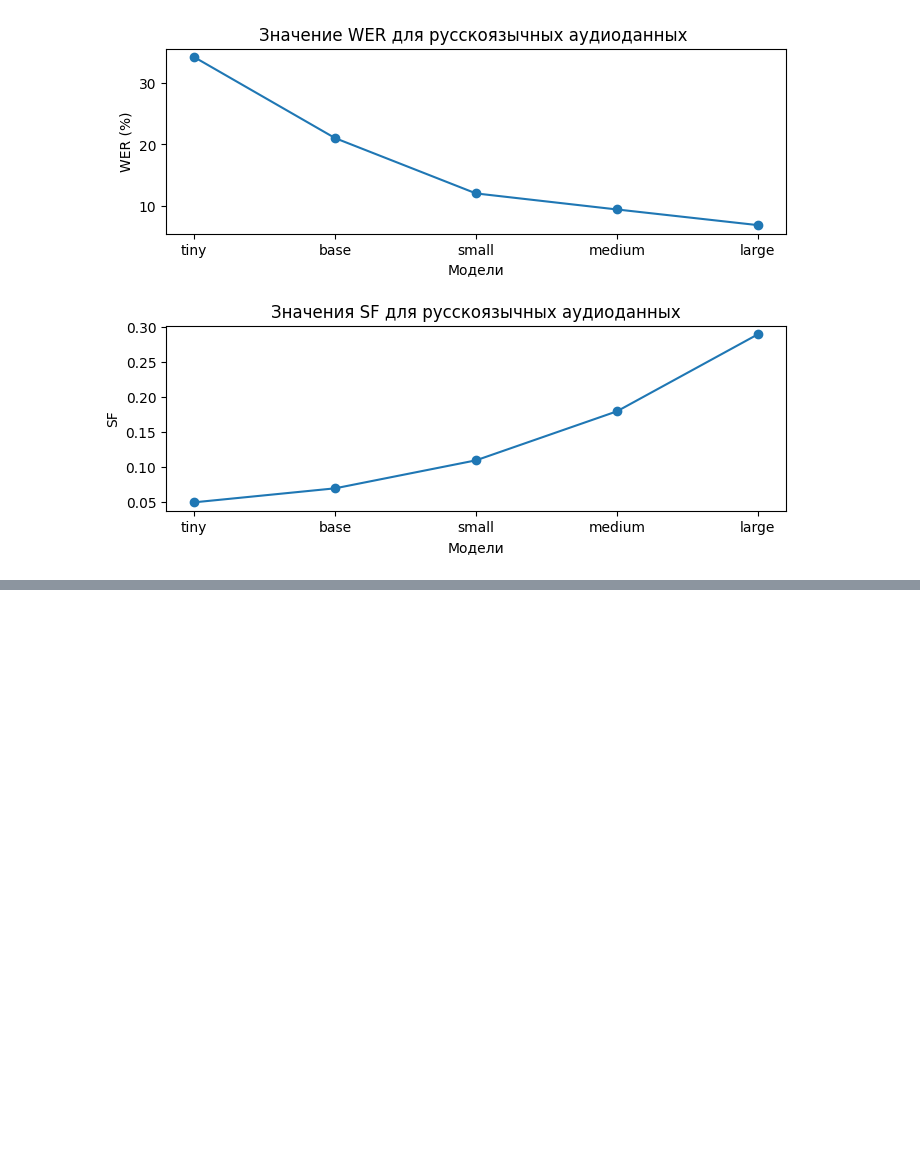
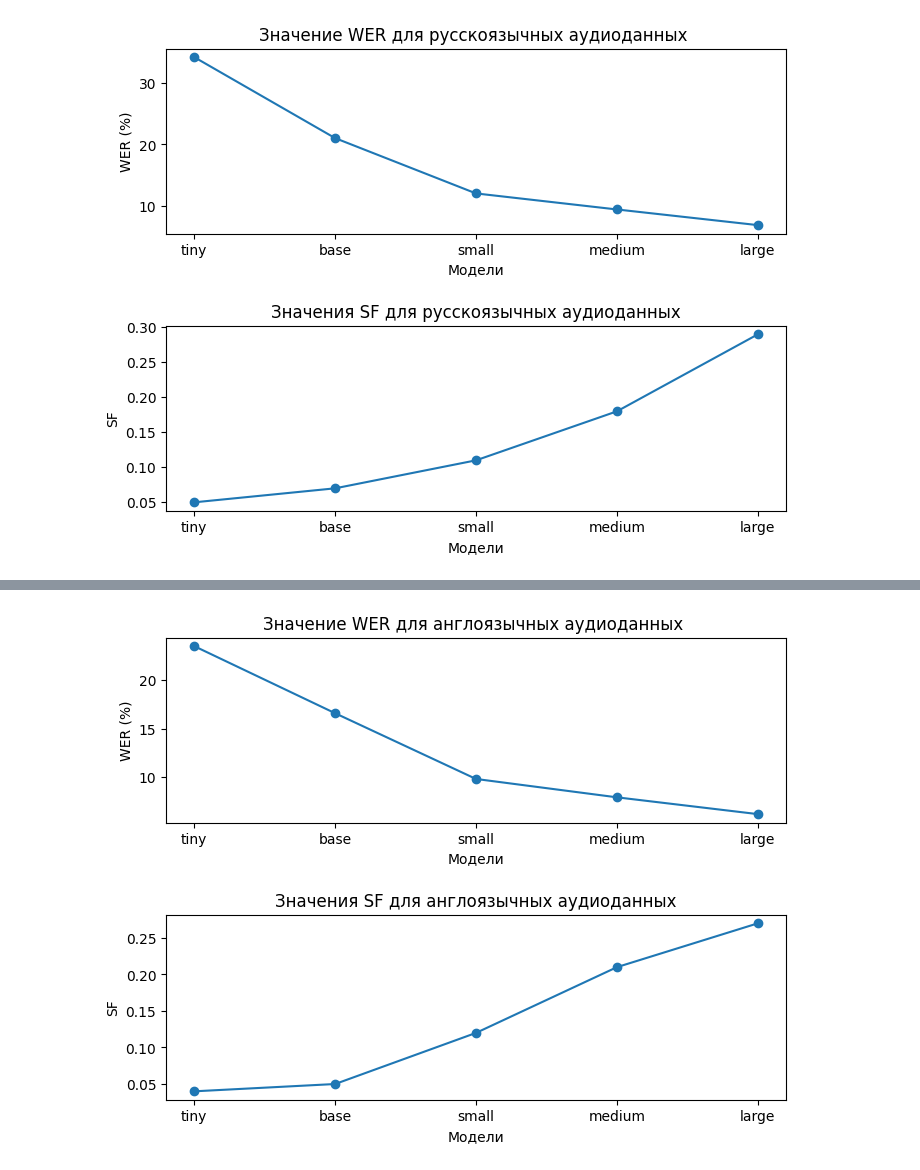
Before and after one commit to Polineska/SpeechRecognition, a Jupyter notebook: Whisper_analysis.ipynb, the cells around one changed output, grey strips where cells are left out. Saved outputs shown, nothing was run; the diff lists cells and outputs as text; code cells hidden in the pictures; blank space fills up the shorter version.

```diff
--- a/Whisper_analysis.ipynb
+++ b/Whisper_analysis.ipynb
@@ -505,0 +537,31 @@ plt.show()
+# %%
+import matplotlib.pyplot as plt
+import numpy as np
+
+# Данные о WER и SF
+models = ['tiny', 'base', 'small', 'medium', 'large']
+wer = [23.51,	16.6, 9.83,	7.94,	6.21,]
+sf = [0.04,	0.05,	0.12,	0.21,	0.27]
+
+# Создание фигуры и осей
+fig, (ax1, ax2) = plt.subplots(nrows=2, ncols=1, figsize=(8, 6))
+
+# Визуализация WER
+ax1.plot(models, wer, marker='o')
+ax1.set_xlabel('Модели')
+ax1.set_ylabel('WER (%)')
+ax1.set_title('Значение WER для англоязычных аудиоданных ')
+
+# Визуализация SF
+ax2.plot(models, sf, marker='o')
+ax2.set_xlabel('Модели')
+ax2.set_ylabel('SF')
+ax2.set_title('Значения SF для англоязычных аудиоданных')
+
+# Регулировка расстояния между подграфиками
+plt.subplots_adjust(hspace=0.5)
+
+# Отображение графика
+plt.show()
+# %% [output]
+[figure, added]
```
Also changed, not shown: parts of 2 cells of this notebook.
